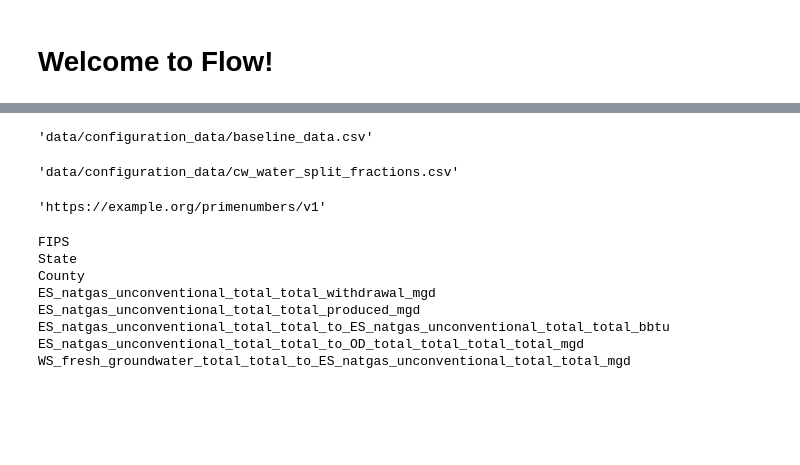
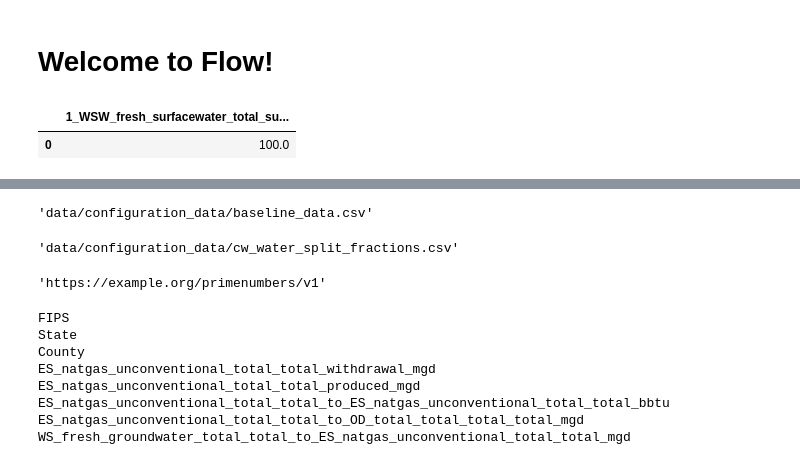
Before and after one commit to pnnl/interflow, a Jupyter notebook: flow_notebook.ipynb, the cells around one changed output, grey strips where cells are left out. Saved outputs shown, nothing was run; the diff lists cells and outputs as text; code cells hidden in the pictures; blank space fills up the shorter version.

```diff
--- a/flow_notebook.ipynb
+++ b/flow_notebook.ipynb
@@ -6,3 +6,9 @@ import numpy as np
 import matplotlib as plt
 import flow
 import yaml
+# %%
+d = flow.calculate()
+d
+# %% [output]
+|  | 1_WSW_fresh_surfacewater_total_su... |
+| 0 | 100.0 |
```
Also changed, not shown: parts of 1 cell of this notebook, 6 other files.
